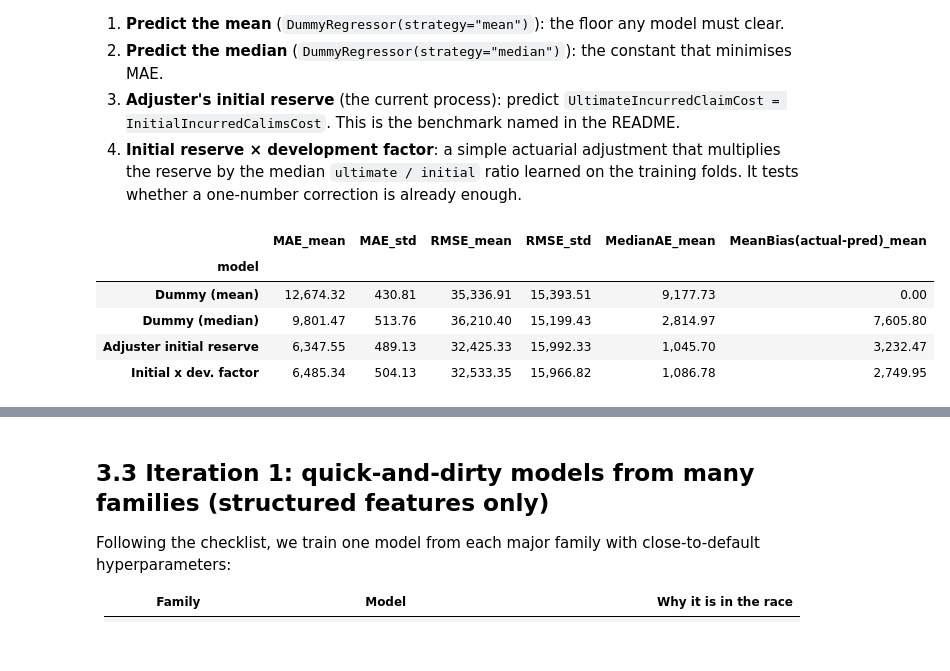
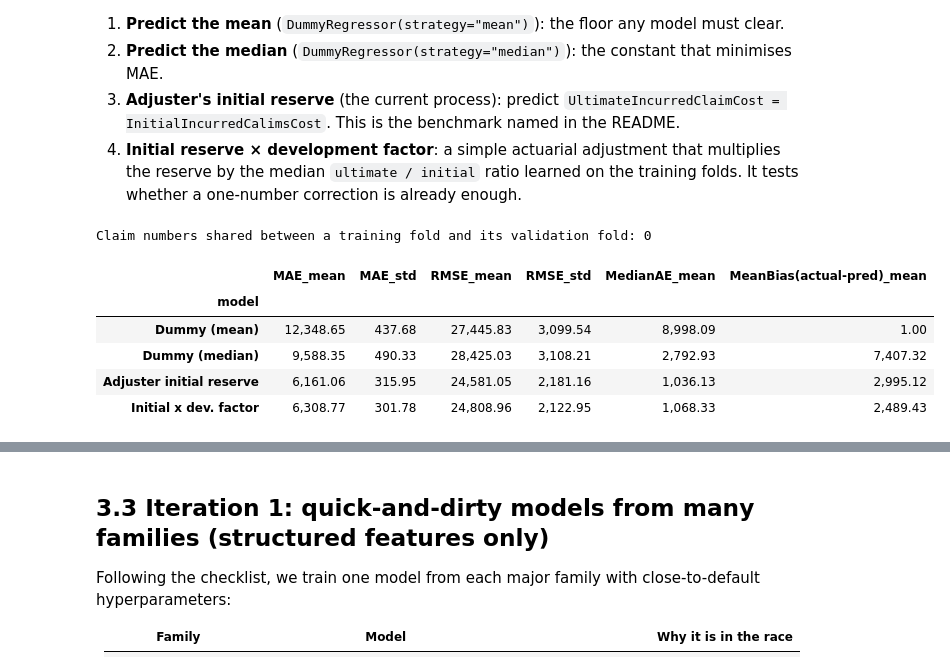
Before and after one commit to coredium98/insy674-group-project, a Jupyter notebook: notebooks/03_compare_models.ipynb, the cells around one changed output, grey strips where cells are left out. Saved outputs shown, nothing was run; the diff lists cells and outputs as text; code cells hidden in the pictures.

```diff
--- a/notebooks/03_compare_models.ipynb
+++ b/notebooks/03_compare_models.ipynb
@@ -122,8 +128,9 @@ A model is only useful if it beats what the business already does. We evaluate t
 3. **Adjuster's initial reserve** (the current process): predict `UltimateIncurredClaimCost = InitialIncurredCalimsCost`. This is the benchmark named in the README.
 4. **Initial reserve × development factor**: a simple actuarial adjustment that multiplies the reserve by the median `ultimate / initial` ratio learned on the training folds. It tests whether a one-number correction is already enough.
 # %%
-cv = KFold(n_splits=5, shuffle=True, random_state=RANDOM_STATE)
-FOLDS = list(cv.split(X_train))
+FOLDS = group_folds(X_train, train_df[ID_COL])
+fold_overlap = max(len(set(train_df[ID_COL].iloc[tr]) & set(train_df[ID_COL].iloc[va])) for tr, va in FOLDS)
+print(f"Claim numbers shared between a training fold and its validation fold: {fold_overlap}")
 
 
 def _fit_fold(pipe, X, y, tr_idx, va_idx):
@@ -163,36 +170,37 @@ summary_rows, OOF = [], {}
 # Baselines 1-2: dummy regressors (structured columns only; they ignore X anyway)
 for strat in ["mean", "median"]:
     pipe = Pipeline([("model", DummyRegressor(strategy=strat))])
     folds_df, OOF[f"Dummy ({strat})"] = cv_evaluate(pipe, X_train.drop(columns=[TEXT_COL]))
     summary_rows.append(summarise(f"Dummy ({strat})", folds_df, "Baseline", "0 - baselines"))
 
 # Baseline 3: the adjuster's initial reserve (no training needed)
 rows, oof = [], np.zeros(len(y_train))
 for tr, va in FOLDS:
     pred = X_train[INITIAL_COL].iloc[va].values
     oof[va] = pred
     rows.append({**regression_report(y_train.iloc[va], pred), "fit_seconds": 0.0})
 OOF["Adjuster initial reserve"] = oof
 summary_rows.append(summarise("Adjuster initial reserve", pd.DataFrame(rows), "Baseline", "0 - baselines"))
 
 # Baseline 4: initial reserve x median development factor learned on the training folds
 rows, oof = [], np.zeros(len(y_train))
 for tr, va in FOLDS:
     factor = np.median(y_train.iloc[tr] / X_train[INITIAL_COL].iloc[tr])
     pred = X_train[INITIAL_COL].iloc[va].values * factor
     oof[va] = pred
     rows.append({**regression_report(y_train.iloc[va], pred), "fit_seconds": 0.0})
 OOF["Initial x dev. factor"] = oof
 summary_rows.append(summarise("Initial x dev. factor", pd.DataFrame(rows), "Baseline", "0 - baselines"))
 
 baseline_table = pd.DataFrame(summary_rows).set_index("model")
 display(baseline_table[["MAE_mean", "MAE_std", "RMSE_mean", "RMSE_std", "MedianAE_mean", "MeanBias(actual-pred)_mean"]])
 # %% [output]
+Claim numbers shared between a training fold and its validation fold: 0
 |  | MAE_mean | MAE_std | RMSE_mean | RMSE_std | MedianAE_mean | MeanBias(actual-pred)_mean |
 | model |  |  |  |  |  |  |
-| Dummy (mean) | 12,674.32 | 430.81 | 35,336.91 | 15,393.51 | 9,177.73 | 0.00 |
-| Dummy (median) | 9,801.47 | 513.76 | 36,210.40 | 15,199.43 | 2,814.97 | 7,605.80 |
-| Adjuster initial reserve | 6,347.55 | 489.13 | 32,425.33 | 15,992.33 | 1,045.70 | 3,232.47 |
-| Initial x dev. factor | 6,485.34 | 504.13 | 32,533.35 | 15,966.82 | 1,086.78 | 2,749.95 |
+| Dummy (mean) | 12,348.65 | 437.68 | 27,445.83 | 3,099.54 | 8,998.09 | 1.00 |
+| Dummy (median) | 9,588.35 | 490.33 | 28,425.03 | 3,108.21 | 2,792.93 | 7,407.32 |
+| Adjuster initial reserve | 6,161.06 | 315.95 | 24,581.05 | 2,181.16 | 1,036.13 | 2,995.12 |
+| Initial x dev. factor | 6,308.77 | 301.78 | 24,808.96 | 2,122.95 | 1,068.33 | 2,489.43 |
 # %% [markdown]
 **Takeaways from the baselines**
```
Also changed, not shown: parts of 28 cells of this notebook, 12 other files.
